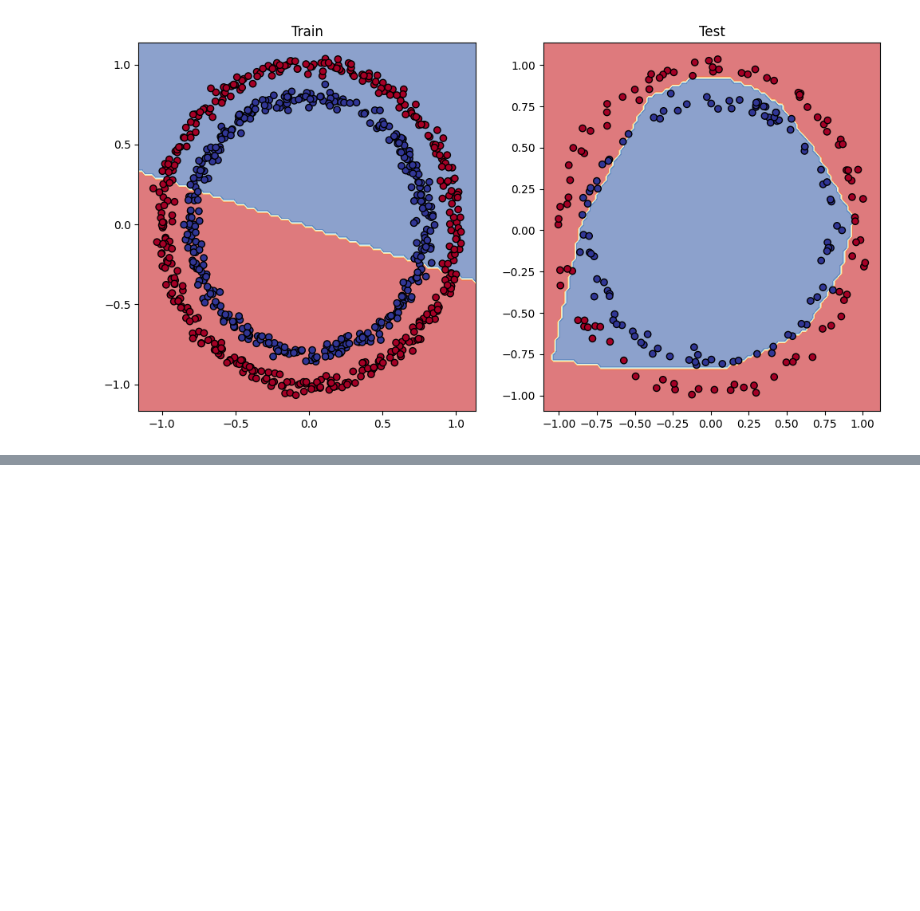
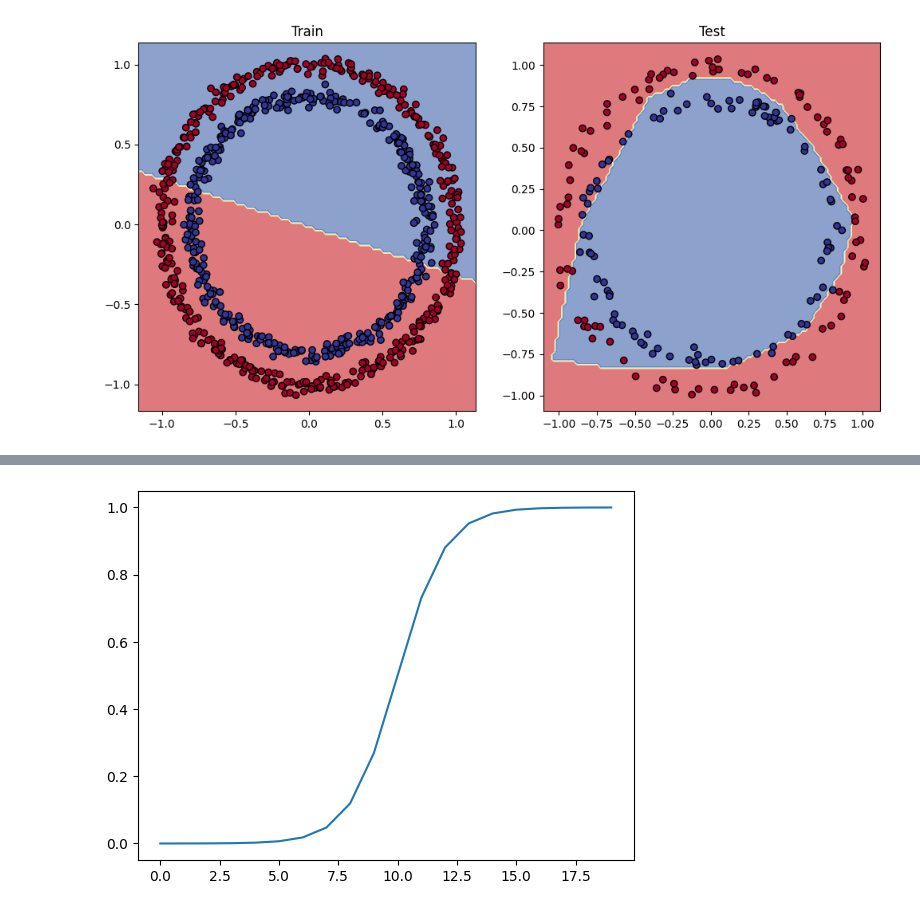
Before and after one commit to sara-javed/Pytorch-week4, a Jupyter notebook: 02_Pytorch_classification_video.ipynb, the cells around one changed output, grey strips where cells are left out. Cells and saved outputs as stored; diff of their text form; code cells hidden in the pictures; blank space fills up the shorter version.

```diff
--- a/02_Pytorch_classification_video.ipynb
+++ b/02_Pytorch_classification_video.ipynb
@@ -1137,0 +1183,5 @@ plot_decision_boundary(model_3, X_test, y_test) # model_3 = has non-linearity
+# %%
+# Plot sigmoid activated toy tensor
+plt.plot(sigmoid(A));
+# %% [output]
+[figure, added]
```
Also changed, not shown: parts of 28 cells of this notebook.
